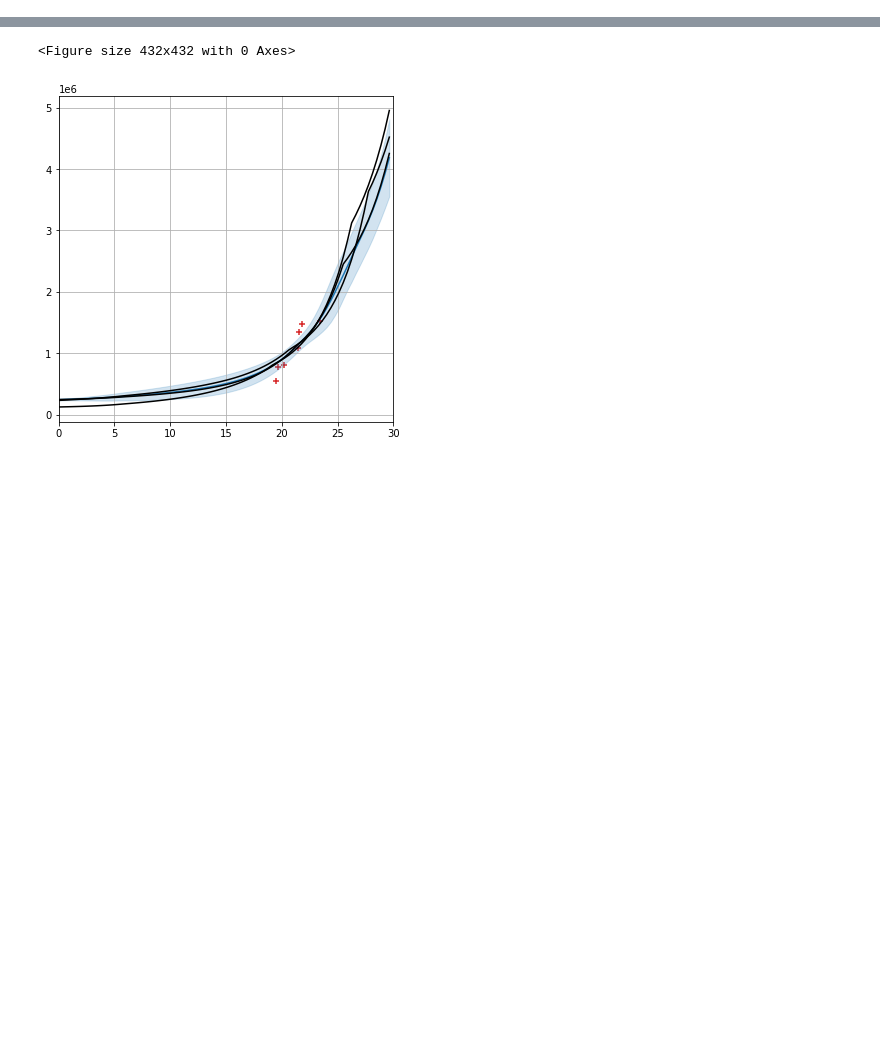
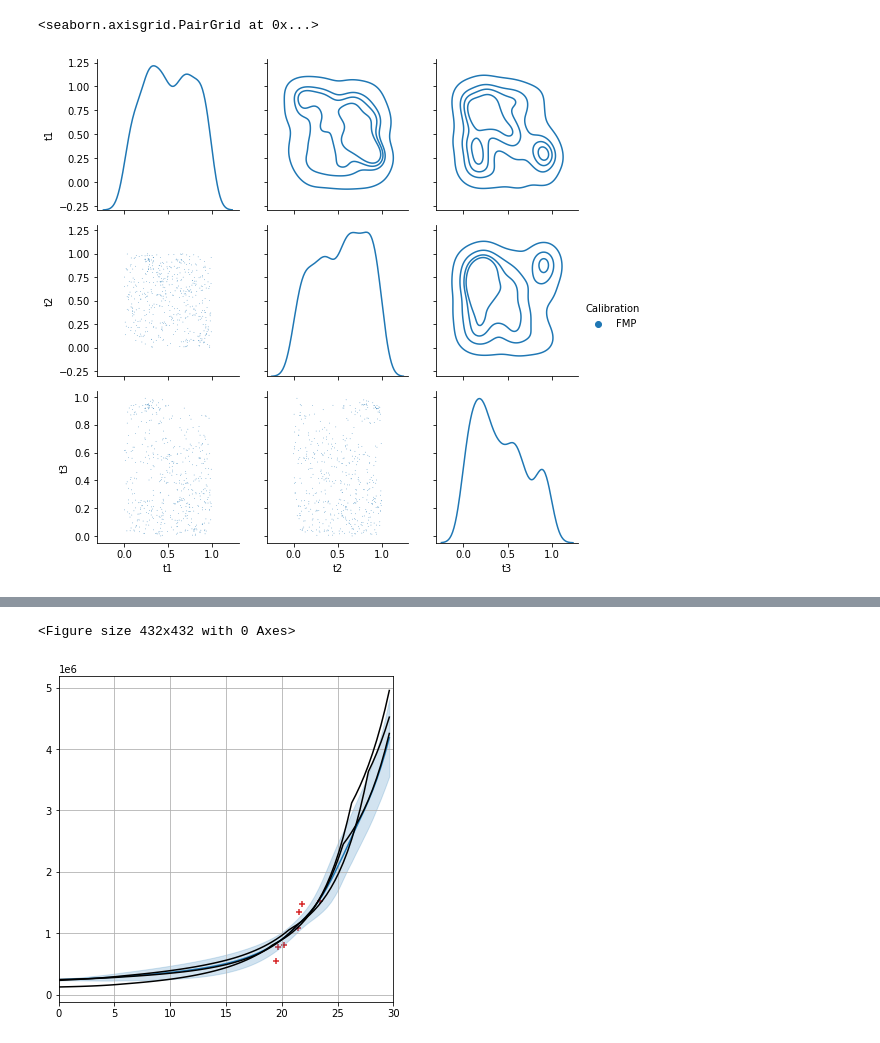
Before and after one commit to nleoni95/code2, a Jupyter notebook: Ravik/plots.ipynb, the cells around one changed output, grey strips where cells are left out. Cells and saved outputs as stored; diff of their text form; code cells hidden in the pictures; blank space fills up the shorter version.

```diff
--- a/Ravik/plots.ipynb
+++ b/Ravik/plots.ipynb
@@ -103,0 +54,36 @@ ax.set_zlim(xlim)
+# %%
+
+#plots seaborn
+foldname='NIGP/results/'
+dfopt=pd.DataFrame(data=np.loadtxt(foldname+"save/sampopt22.gnu")[:,:3],columns=['t1','t2','t3'])
+#dffb=pd.DataFrame(data=np.loadtxt(foldname+"save/sampfb23.gnu")[:,:3],columns=['t1','t2','t3'])#on met le dfkoh non constant pour pouvoir faire un histogramme..
+#dfkohp=pd.DataFrame(data=np.loadtxt(foldname+"save/sampkohp23.gnu")[:,:3],columns=['t1','t2','t3'])
+#dfkohs=pd.DataFrame(data=np.loadtxt(foldname+"save/sampkohs23.gnu")[:,:3],columns=['t1','t2','t3'])
+
+
+#on marque les données KOH et OPT
+dfopt['Calibration']='FMP'
+dffb['Calibration']='Bayes'
+dfkohs['Calibration']='KOH separate'
+dfkohp['Calibration']='KOH pooled'
+
+df=pd.concat([dfopt,dfkohs,dfkohp],ignore_index=True)
+df=pd.concat([dfopt],ignore_index=True)
+
+
+#dfh=df[[strsigma1,strsobs1,strl1,'Calibration']] #dataframe contient les hyperparamètres
+dfp=df[['t1','t2','t3','Calibration']]
+
+
+
+
+
+
+g = sns.PairGrid(dfp,hue='Calibration',diag_sharey=False)
+g.map_diag(sns.kdeplot)
+g.map_upper(sns.kdeplot,levels=5)
+g.map_lower(sns.scatterplot,s=0.5)
+g.add_legend()
+# %% [output]
+<seaborn.axisgrid.PairGrid at 0x...>
+[figure, added]
```
Also changed, not shown: parts of 24 cells of this notebook, 43 other files.
